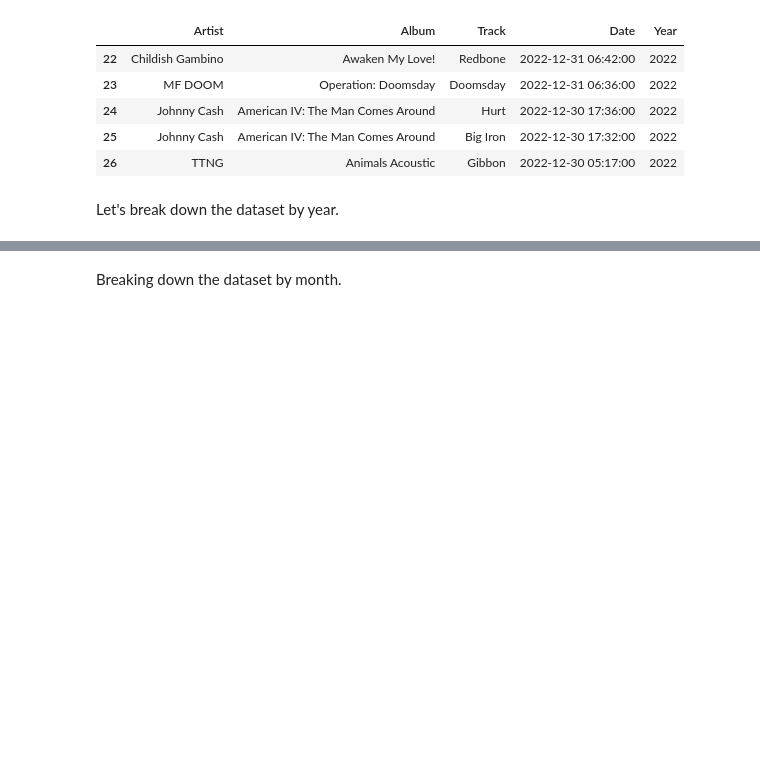
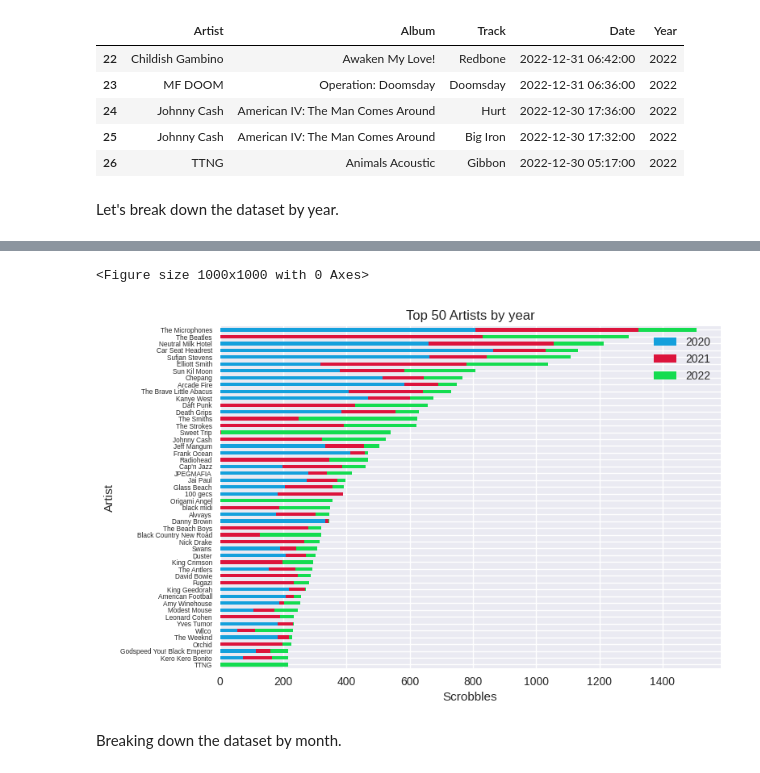
Before and after one commit to Dirghayu-Shah/listening-habits, a Jupyter notebook: listening-habits.ipynb, the cells around one changed output, grey strips where cells are left out. Cells and saved outputs as stored; diff of their text form; code cells hidden in the pictures; blank space fills up the shorter version.

```diff
--- a/listening-habits.ipynb
+++ b/listening-habits.ipynb
@@ -98,3 +102,36 @@ for year in year_list:
+# %%
+top50_artists = list(top50.index)
+
+top50_yearly = []
+
+for year in year_list:
+    year_scrobs = scrob_byYear[year_index[year]]
+    top50_yearly.append(year_scrobs.query('Artist in @top50_artists'))
+# %%
+top50_yearly[0]['Artist'].value_counts()
+
+top50_artists_scrobs = pd.DataFrame({'Total': top50})
+
+for year in year_list:
+    top50_artists_scrobs = pd.concat((top50_artists_scrobs, top50_yearly[year_index[year]]['Artist'].value_counts().rename(str(year))), axis=1)
+
+top50_artists_scrobs = top50_artists_scrobs.fillna(0).drop(['Total'], axis=1)
+# %%
+fig = plt.figure(figsize=(10, 10))
+
+top50_artists_scrobs.plot(kind='barh', stacked=True, color=color_list)
+
+plt.xlabel('Scrobbles')
+plt.ylabel('Artist')
+plt.yticks(fontsize = 6)
+plt.gca().invert_yaxis()
+
+plt.title('Top 50 Artists by year')
+
+plt.show()
+# %% [output]
+<Figure size 1000x1000 with 0 Axes>
+[figure, added]
 # %% [markdown]
 Breaking down the dataset by month.
 # %%
```
Also changed, not shown: parts of 11 cells of this notebook.
